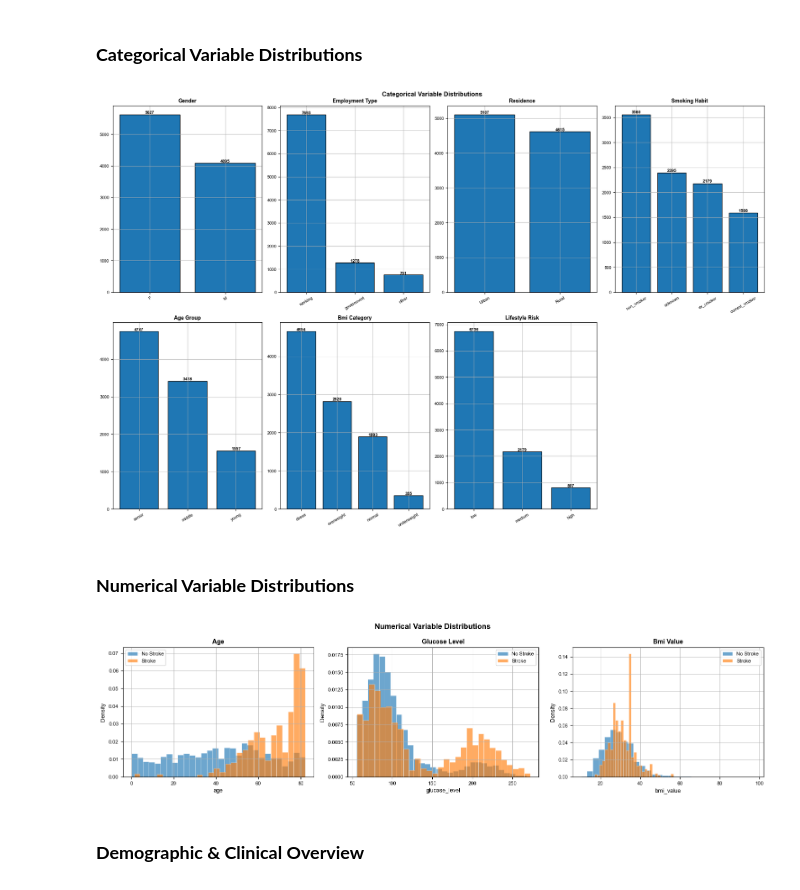
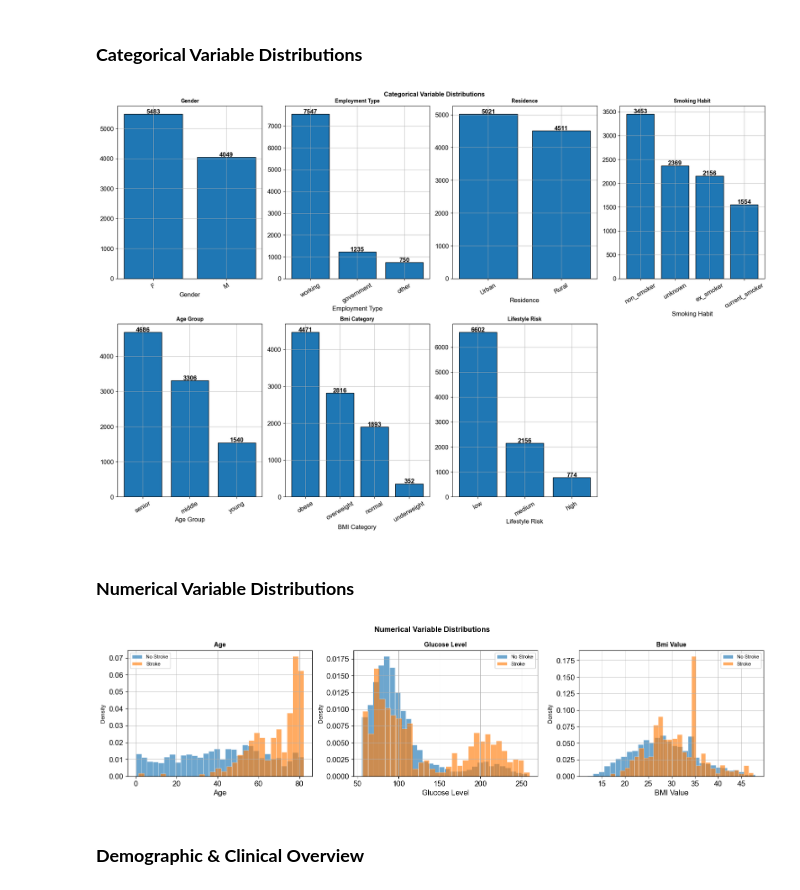
Before and after one commit to sankajithdjinasena/Stroke_Risk_Predicting, a Jupyter notebook: notebook.ipynb, the cells around one changed output. Cells and saved outputs as stored; diff of their text form; code cells hidden in the pictures.

Commit message:
outlier data handiling

```diff
--- a/notebook.ipynb
+++ b/notebook.ipynb
@@ -54,8 +54,8 @@ plt.rcParams.update({
     'axes.titlesize'   : 10,
     'axes.titleweight' : 'bold',
     'axes.labelsize'   : 9,
-    'xtick.labelsize'  : 8,
-    'ytick.labelsize'  : 8,
+    'xtick.labelsize'  : 12,
+    'ytick.labelsize'  : 12,
     'legend.fontsize'  : 8,
     'savefig.dpi'      : 150,
     'savefig.bbox'     : 'tight',
@@ -176,3 +196,21 @@ data.describe()
 | 50% | 59.000000 | 0.000000 | 0.000000 | 1.000000 | 96.760000 | 29.700000 | 0.500000 | ... |
 | 75% | 75.000000 | 0.000000 | 0.000000 | 1.000000 | 151.160000 | 34.400000 | 1.000000 | ... |
 | max | 82.000000 | 1.000000 | 1.000000 | 1.000000 | 271.740000 | 97.600000 | 1.000000 | ... |
+# %%
+numerical_cols = ['age', 'glucose_level', 'bmi_value']
+
+for col in numerical_cols:
+    Q1 = data[col].quantile(0.25)
+    Q3 = data[col].quantile(0.75)
+    IQR = Q3 - Q1
+
+    lower_bound = Q1 - 1.5 * IQR
+    upper_bound = Q3 + 1.5 * IQR
+
+    outliers = data[(data[col] < lower_bound) | (data[col] > upper_bound)]
+
+    print(f"{col.upper()}")
+    print(f"Lower Bound: {lower_bound:.2f}")
+    print(f"Upper Bound: {upper_bound:.2f}")
+    print(f"Number of Outliers: {outliers.shape[0]}")
+    print("-" * 40)
@@ -178,0 +233,13 @@ data.describe()
+# %%
+for col in numerical_cols:
+    Q1 = data[col].quantile(0.25)
+    Q3 = data[col].quantile(0.75)
+    IQR = Q3 - Q1
+
+    lower_bound = Q1 - 1.5 * IQR
+    upper_bound = Q3 + 1.5 * IQR
+
+    # Keep only rows within bounds
+    data = data[(data[col] >= lower_bound) & (data[col] <= upper_bound)]
+
+print("Outliers removed. New shape:", data.shape)
@@ -182,32 +263,34 @@ data.describe()
 ### **Categorical Variable Distributions**
 # %%
 categorical_cols = ['gender', 'employment_type', 'residence', 'smoking_habit', 'age_group', 'bmi_category', 'lifestyle_risk']
+categorical_name = ["Gender", "Employment Type", "Residence", "Smoking Habit", "Age Group", "BMI Category", "Lifestyle Risk"]
 
 fig, axes = plt.subplots(2, 4, figsize=(18,12 ))
 fig.suptitle('Categorical Variable Distributions', fontsize=12,
              fontweight='bold')
 axes = axes.flatten()
 
 for i, col in enumerate(categorical_cols):
     counts = data[col].value_counts()
     bars = axes[i].bar(counts.index, counts.values, edgecolor='black')
     for b, v in zip(bars, counts.values):
-        axes[i].text(b.get_x() + b.get_width()/2, v + 20, str(v), ha='center', fontsize=8, fontweight='bold')
+        axes[i].text(b.get_x() + b.get_width()/2, v + 20, str(v), ha='center', fontsize=12, fontweight='bold')
     axes[i].set_title(col.replace('_', ' ').title())
-    axes[i].set_xlabel('')
+    axes[i].set_xlabel(categorical_name[i],fontsize=12)
     axes[i].set_ylabel('')
     axes[i].tick_params(axis='x', rotation=30)
 
 axes[-1].axis('off')
 plt.tight_layout()
 plt.savefig("Figures/Categorical_Variable_Distribution.png")
 plt.show()
 # %% [output]
-[figure, old version]
+[figure, new version]
 # %% [markdown]
 ### **Numerical Variable Distributions**
 # %%
 numerical_cols = ['age', 'glucose_level', 'bmi_value']
+Numerical_name = ["Age", "Glucose Level", "BMI Value"]
 
 fig, axes = plt.subplots(1, 3, figsize=(15, 4))
 fig.suptitle('Numerical Variable Distributions', fontsize=12,
@@ -219,7 +302,7 @@ for ax, col in zip(axes, numerical_cols):
                 bins=30, alpha=0.65, label=lbl,
                 density=True, edgecolor='white', linewidth=0.4)
     ax.set_title(col.replace('_', ' ').title())
-    ax.set_xlabel(col)
+    ax.set_xlabel(Numerical_name[numerical_cols.index(col)],fontsize=12)
     ax.set_ylabel('Density')
     ax.legend()
 
@@ -227,7 +310,7 @@ plt.tight_layout()
 plt.savefig("Figures/Numerical_Variable_Distribution.png")
 plt.show()
 # %% [output]
-[figure, old version]
+[figure, new version]
 # %% [markdown]
 ### **Demographic & Clinical Overview**
 # %%
```
Also changed, not shown: parts of 14 cells of this notebook, 7 other files.
